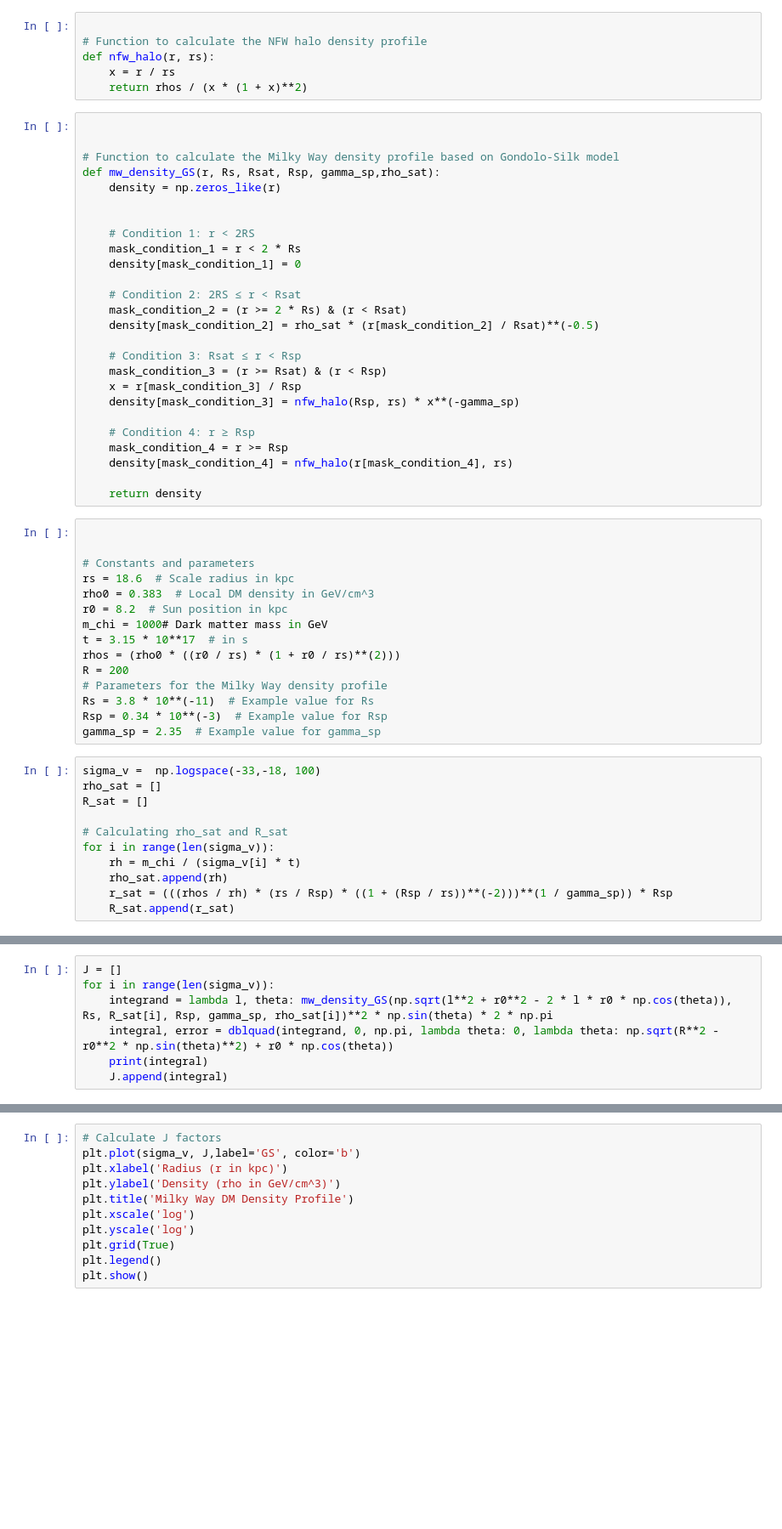
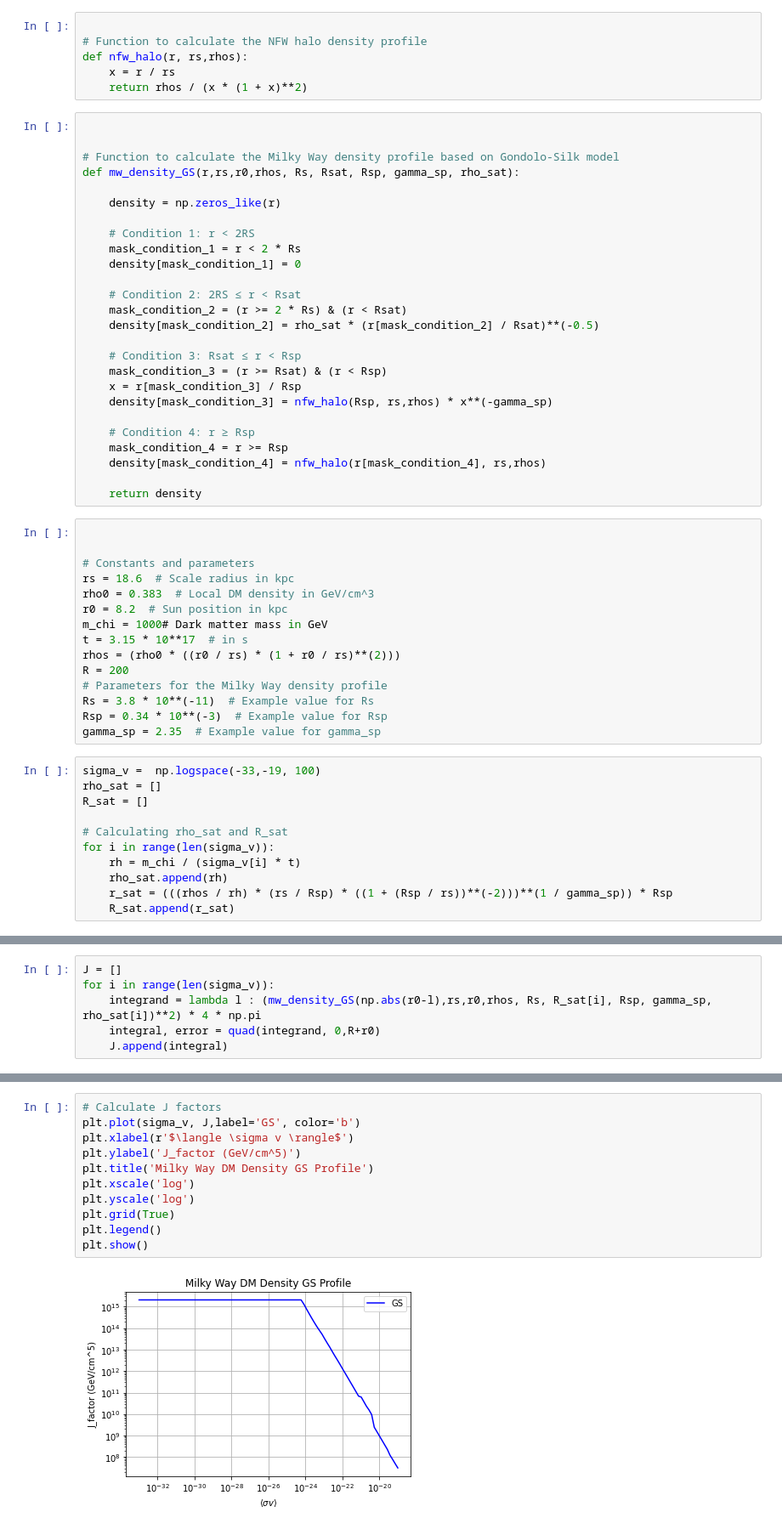
Before and after one commit to Ritabik/Darkmatter_annihilation, a Jupyter notebook: J_factor_reconstruction.ipynb, the cells around one changed output, grey strips where cells are left out. Shown at 85% size. Saved outputs shown, nothing was run; the diff lists cells and outputs as text; blank space fills up the shorter version.

```diff
--- a/J_factor_reconstruction.ipynb
+++ b/J_factor_reconstruction.ipynb
@@ -5,16 +6,16 @@ from scipy.integrate import dblquad
 # %%
 
 # Function to calculate the NFW halo density profile
-def nfw_halo(r, rs):
+def nfw_halo(r, rs,rhos):
     x = r / rs
     return rhos / (x * (1 + x)**2)
 # %%
 
 
 # Function to calculate the Milky Way density profile based on Gondolo-Silk model
-def mw_density_GS(r, Rs, Rsat, Rsp, gamma_sp,rho_sat):
+def mw_density_GS(r,rs,r0,rhos, Rs, Rsat, Rsp, gamma_sp, rho_sat):
+
     density = np.zeros_like(r)
-
 
     # Condition 1: r < 2RS
     mask_condition_1 = r < 2 * Rs
@@ -27,11 +28,11 @@ def mw_density_GS(r, Rs, Rsat, Rsp, gamma_sp,rho_sat):
     # Condition 3: Rsat ≤ r < Rsp
     mask_condition_3 = (r >= Rsat) & (r < Rsp)
     x = r[mask_condition_3] / Rsp
-    density[mask_condition_3] = nfw_halo(Rsp, rs) * x**(-gamma_sp)
+    density[mask_condition_3] = nfw_halo(Rsp, rs,rhos) * x**(-gamma_sp)
 
     # Condition 4: r ≥ Rsp
     mask_condition_4 = r >= Rsp
-    density[mask_condition_4] = nfw_halo(r[mask_condition_4], rs)
+    density[mask_condition_4] = nfw_halo(r[mask_condition_4], rs,rhos)
 
     return density
 # %%
@@ -50,7 +51,7 @@ Rs = 3.8 * 10**(-11)  # Example value for Rs
 Rsp = 0.34 * 10**(-3)  # Example value for Rsp
 gamma_sp = 2.35  # Example value for gamma_sp
 # %%
-sigma_v =  np.logspace(-33,-18, 100)
+sigma_v =  np.logspace(-33,-19, 100)
 rho_sat = []
 R_sat = []
 
@@ -66,8 +64,7 @@ def radial(l,theta):
 # %%
 J = []
 for i in range(len(sigma_v)):
-    integrand = lambda l, theta: mw_density_GS(np.sqrt(l**2 + r0**2 - 2 * l * r0 * np.cos(theta)), Rs, R_sat[i], Rsp, gamma_sp, rho_sat[i])**2 * np.sin(theta) * 2 * np.pi
-    integral, error = dblquad(integrand, 0, np.pi, lambda theta: 0, lambda theta: np.sqrt(R**2 - r0**2 * np.sin(theta)**2) + r0 * np.cos(theta))
-    print(integral)
+    integrand = lambda l : (mw_density_GS(np.abs(r0-l),rs,r0,rhos, Rs, R_sat[i], Rsp, gamma_sp, rho_sat[i])**2) * 4 * np.pi
+    integral, error = quad(integrand, 0,R+r0)
     J.append(integral)
 # %% [output]
@@ -84,11 +74,13 @@ for theta in np.linspace(0, np.pi, 10):
 # %%
 # Calculate J factors
 plt.plot(sigma_v, J,label='GS', color='b')
-plt.xlabel('Radius (r in kpc)')
-plt.ylabel('Density (rho in GeV/cm^3)')
-plt.title('Milky Way DM Density Profile')
+plt.xlabel(r'$\langle \sigma v \rangle$')
+plt.ylabel('J_factor (GeV/cm^5)')
+plt.title('Milky Way DM Density GS Profile')
 plt.xscale('log')
 plt.yscale('log')
 plt.grid(True)
 plt.legend()
 plt.show()
+# %% [output]
+[figure, added]
```
Also changed, not shown: parts of 6 cells of this notebook.
